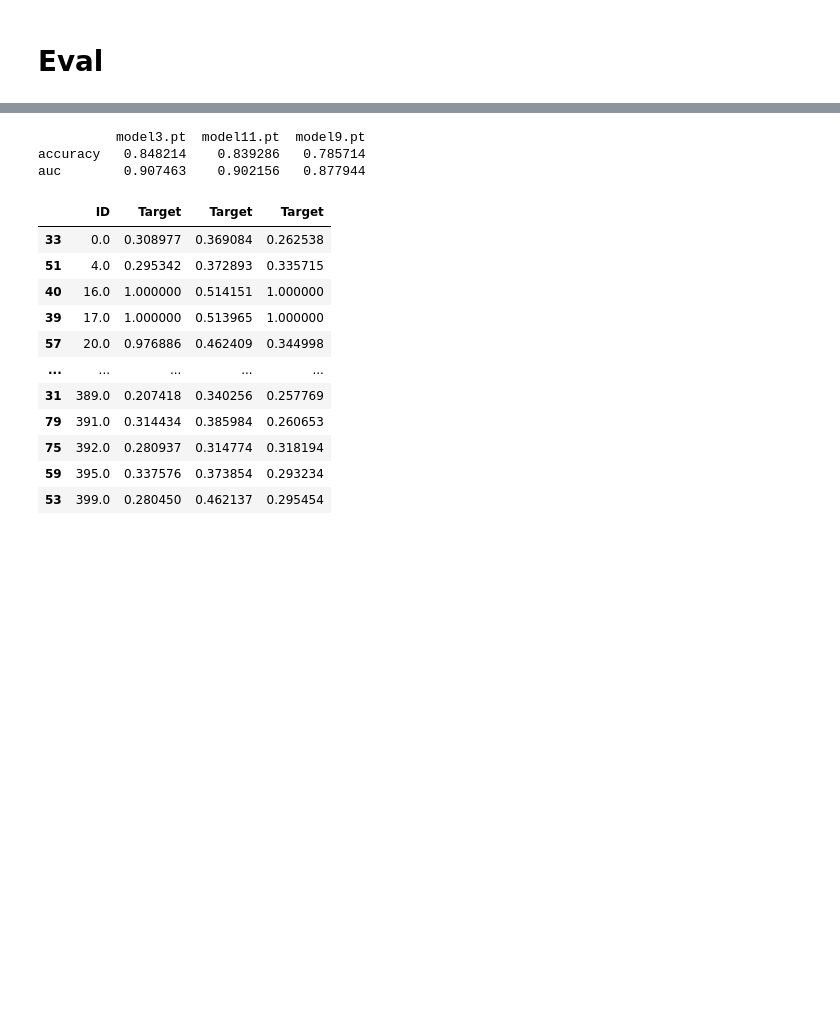
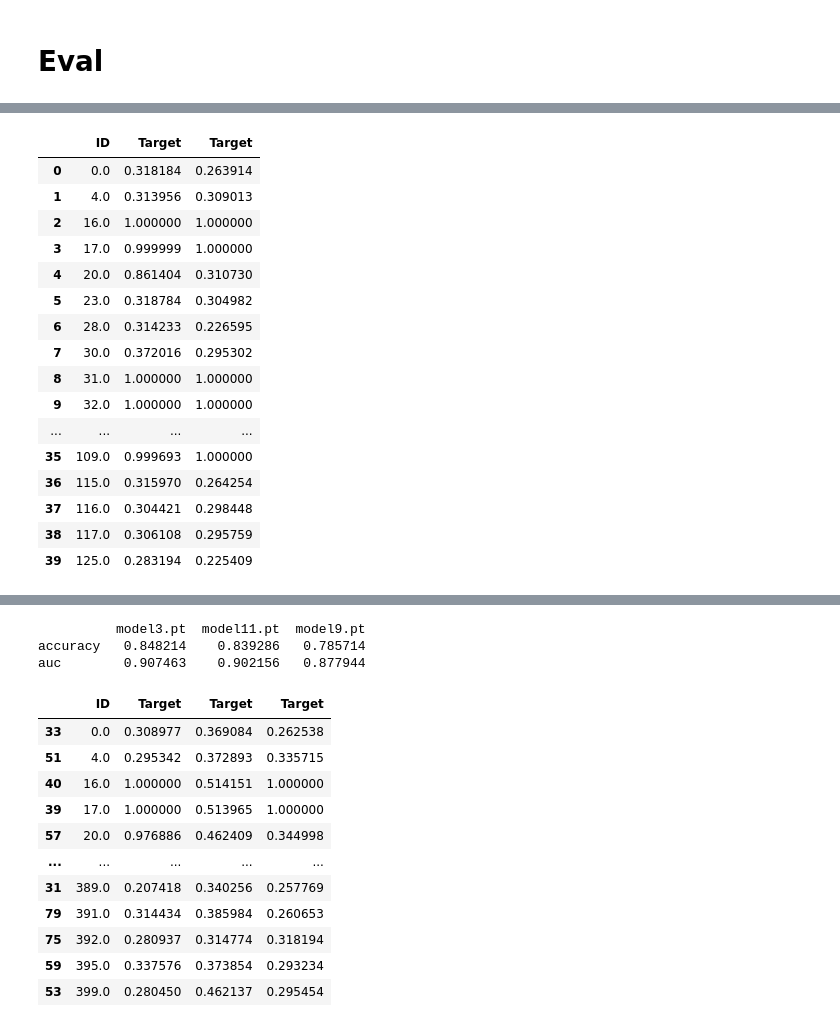
Before and after one commit to hippolytemayard/certainty-pooling-mil, a Jupyter notebook: notebooks/submission.ipynb, the cells around one changed output, grey strips where cells are left out. Saved outputs shown, nothing was run; the diff lists cells and outputs as text; code cells hidden in the pictures; blank space fills up the shorter version.

```diff
--- a/notebooks/submission.ipynb
+++ b/notebooks/submission.ipynb
@@ -43,0 +100,35 @@ for path_model in path_models:
+# %%
+csv_paths = list(Path(config.data.training.save_dir).glob("*.csv"))
+
+li = []
+
+for filename in csv_paths:
+    df = pd.read_csv(filename)
+    li.append(df)
+
+frame = pd.concat(li, axis=1, ignore_index=False)
+frame = frame.T.drop_duplicates().T
+frame = frame.sort_values(by="ID")
+
+mean_df = pd.DataFrame({"ID":frame.ID, "Target":frame.Target.mean(axis=1) })
+#mean_df.to_csv("/data/ubuntu/data/saved_models/experiment_29/mean_all.csv", index=False)
+
+frame.head(40)
+# %% [output]
+|  | ID | Target | Target |
+| 0 | 0.0 | 0.318184 | 0.263914 |
+| 1 | 4.0 | 0.313956 | 0.309013 |
+| 2 | 16.0 | 1.000000 | 1.000000 |
+| 3 | 17.0 | 0.999999 | 1.000000 |
+| 4 | 20.0 | 0.861404 | 0.310730 |
+| 5 | 23.0 | 0.318784 | 0.304982 |
+| 6 | 28.0 | 0.314233 | 0.226595 |
+| 7 | 30.0 | 0.372016 | 0.295302 |
+| 8 | 31.0 | 1.000000 | 1.000000 |
+| 9 | 32.0 | 1.000000 | 1.000000 |
+| ... | ... | ... | ... |
+| 35 | 109.0 | 0.999693 | 1.000000 |
+| 36 | 115.0 | 0.315970 | 0.264254 |
+| 37 | 116.0 | 0.304421 | 0.298448 |
+| 38 | 117.0 | 0.306108 | 0.295759 |
+| 39 | 125.0 | 0.283194 | 0.225409 |
```
Also changed, not shown: parts of 32 cells of this notebook, 7 other files.
